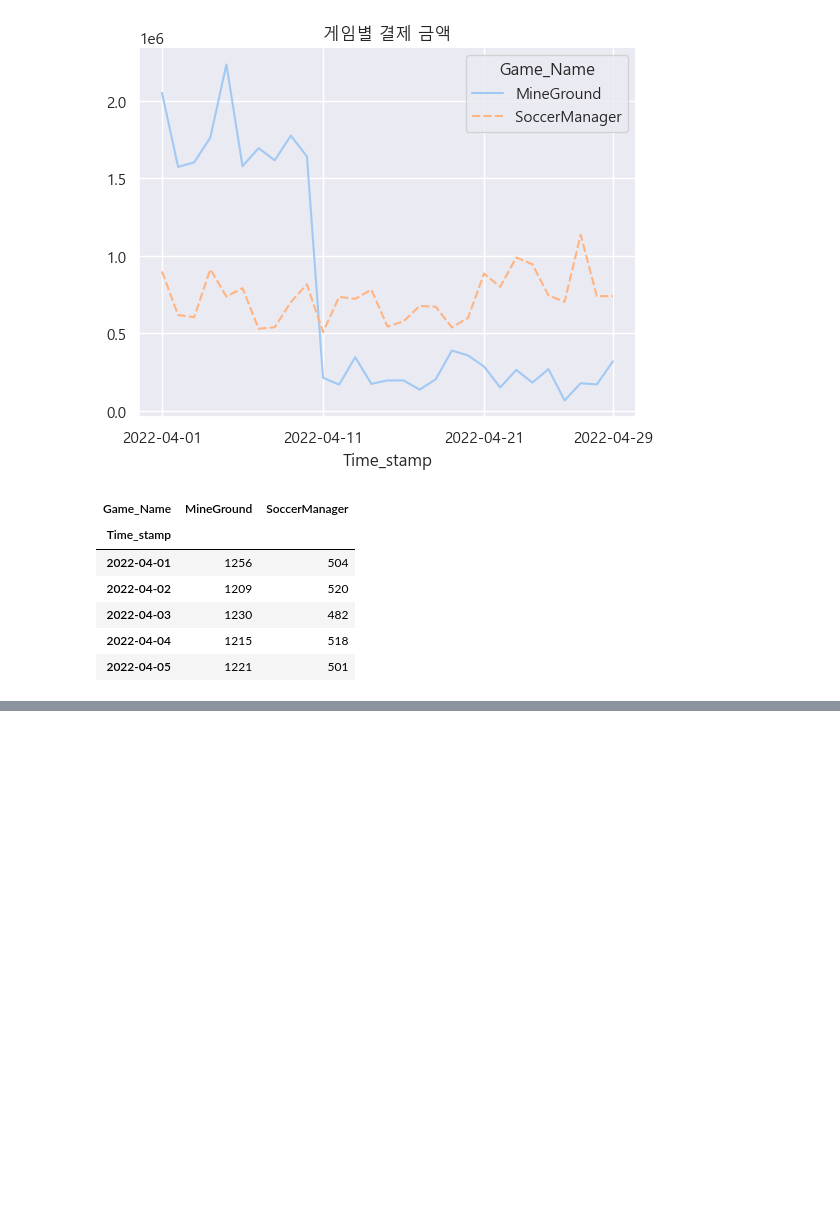
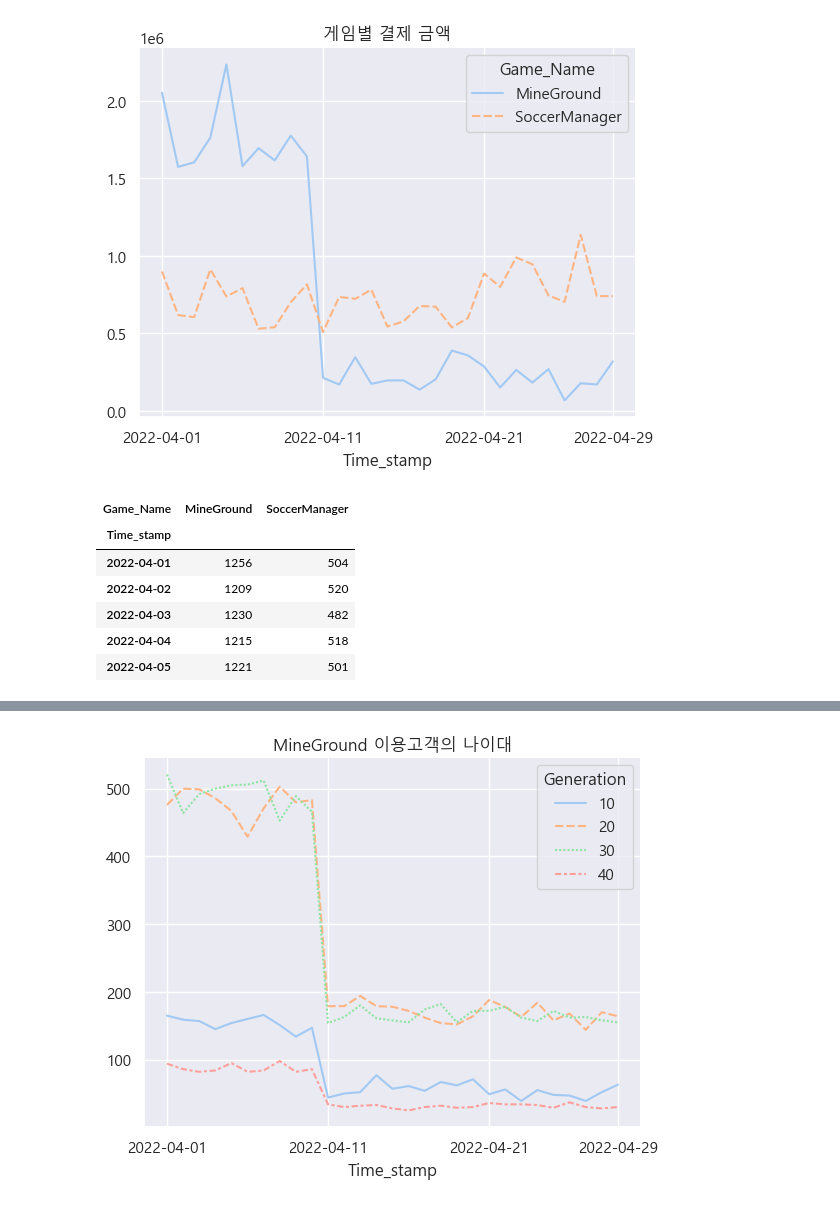
Before and after one commit to leejaesang6098/aiffel_study, a Jupyter notebook: 0823_node/Count.ipynb, the cells around one changed output, grey strips where cells are left out. Drawn from its saved outputs; the diff is of its cells as text; code cells hidden in the pictures; blank space fills up the shorter version.

```diff
--- a/0823_node/Count.ipynb
+++ b/0823_node/Count.ipynb
@@ -257,0 +284,4 @@ temp_var.head()
+# %%
+player_data_04["age"] = 2022 - pd.to_numeric(player_data_04["Birth"].str[:4])
+temp_var = pd.crosstab(player_data_04["Time_stamp"], player_data_04["age"])
+temp_var.head()
@@ -257,0 +309,9 @@ temp_var.head()
+# %%
+# 칼럼명을 이용한 세대별 묶는 방법
+bins = [16, 20, 30, 40, 50]
+bins_label = ['10', '20', '30', '40']
+# pd.cut은 주어진 데이터를 구간으로 나누는 역할을 함
+player_data_04['Generation'] = pd.cut(player_data_04['age'], bins,right=False, labels=bins_label)
+# bins : 데이터를 나눌 구간의 경계값을 나타내는 리스트, right : 구간의 오른쪽 경계값을 포함할건지 에 대한 여부
+temp_var = pd.crosstab(player_data_04["Time_stamp"], player_data_04["Generation"])
+temp_var.head()
@@ -257,0 +326,7 @@ temp_var.head()
+# %%
+sns.lineplot(data=temp_var)
+plt.xticks([0,10,20,28])
+plt.title("MineGround 이용고객의 나이대")
+plt.show()
+# %% [output]
+[figure, added]
```
Also changed, not shown: parts of 10 cells of this notebook.
